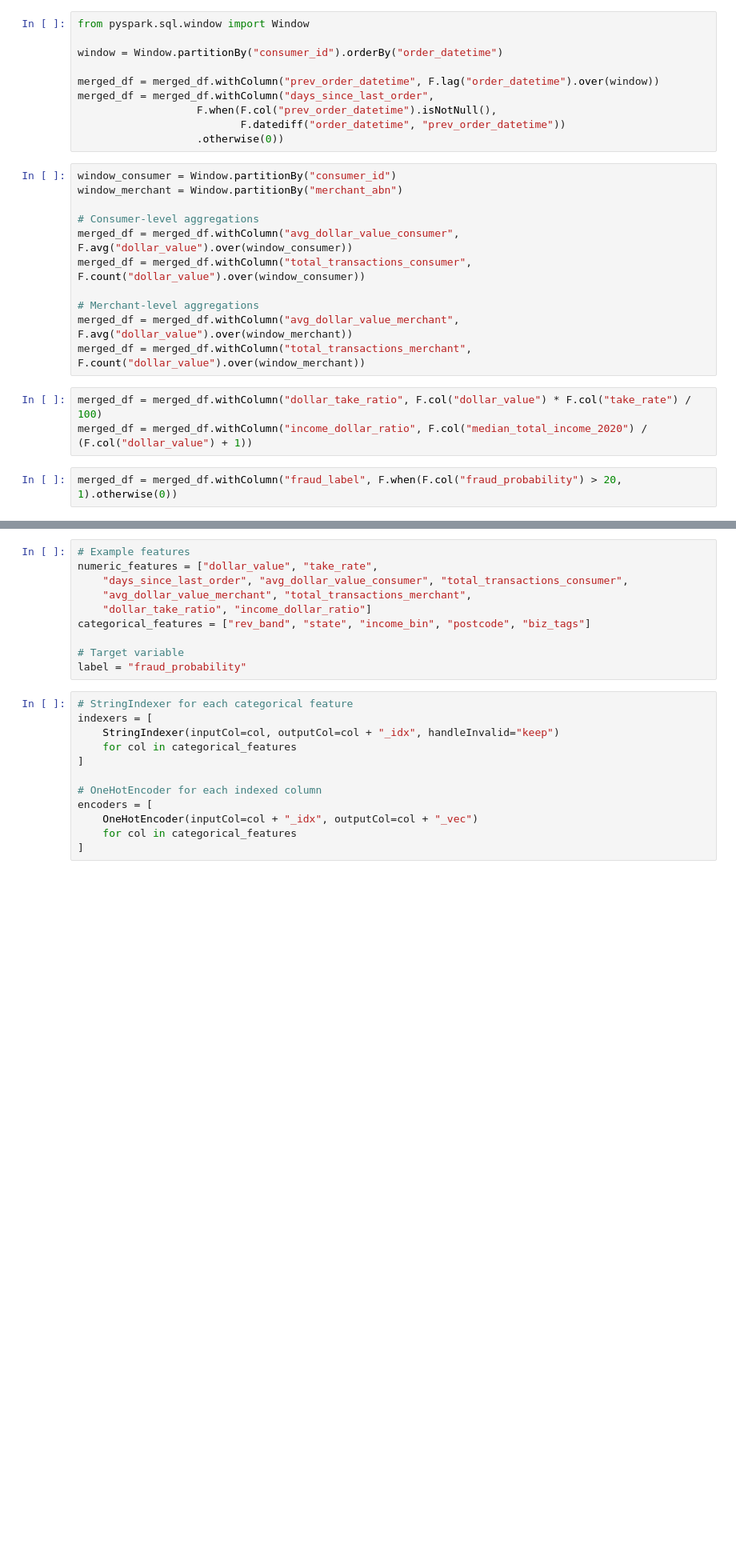
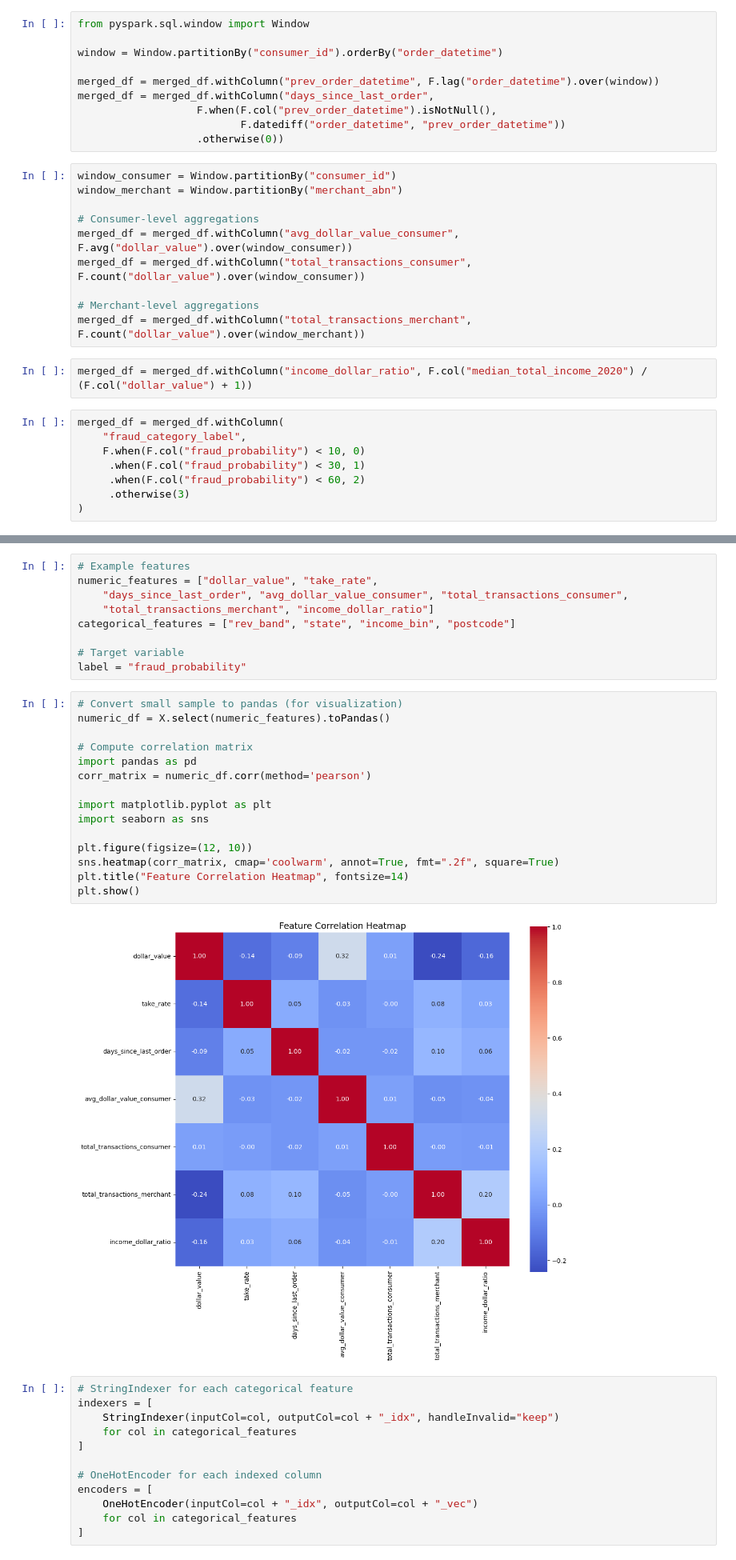
Before and after one commit to MAST30034-AppliedDataScience/project-2-group-buy-now-pay-later-industry-project-44, a Jupyter notebook: scripts/fraud_probability_rfr.ipynb, the cells around one changed output, grey strips where cells are left out. Shown at 80% size. Cells and saved outputs as stored; diff of their text form; blank space fills up the shorter version.

```diff
--- a/scripts/fraud_probability_rfr.ipynb
+++ b/scripts/fraud_probability_rfr.ipynb
@@ -88,13 +75,17 @@ merged_df = merged_df.withColumn("avg_dollar_value_consumer", F.avg("dollar_valu
 merged_df = merged_df.withColumn("total_transactions_consumer", F.count("dollar_value").over(window_consumer))
 
 # Merchant-level aggregations
-merged_df = merged_df.withColumn("avg_dollar_value_merchant", F.avg("dollar_value").over(window_merchant))
 merged_df = merged_df.withColumn("total_transactions_merchant", F.count("dollar_value").over(window_merchant))
 # %%
-merged_df = merged_df.withColumn("dollar_take_ratio", F.col("dollar_value") * F.col("take_rate") / 100)
 merged_df = merged_df.withColumn("income_dollar_ratio", F.col("median_total_income_2020") / (F.col("dollar_value") + 1))
 # %%
-merged_df = merged_df.withColumn("fraud_label", F.when(F.col("fraud_probability") > 20, 1).otherwise(0))
+merged_df = merged_df.withColumn(
+    "fraud_category_label",
+    F.when(F.col("fraud_probability") < 10, 0)
+     .when(F.col("fraud_probability") < 30, 1)
+     .when(F.col("fraud_probability") < 60, 2)
+     .otherwise(3)
+)
 # %%
 
 X = merged_df.filter(F.col("fraud_probability").isNotNull()).filter(F.col("income_bin").isNotNull())
@@ -116,12 +105,28 @@ from pyspark.ml.evaluation import RegressionEvaluator
 # Example features
 numeric_features = ["dollar_value", "take_rate",
     "days_since_last_order", "avg_dollar_value_consumer", "total_transactions_consumer",
-    "avg_dollar_value_merchant", "total_transactions_merchant",
-    "dollar_take_ratio", "income_dollar_ratio"]
-categorical_features = ["rev_band", "state", "income_bin", "postcode", "biz_tags"]
+    "total_transactions_merchant", "income_dollar_ratio"]
+categorical_features = ["rev_band", "state", "income_bin", "postcode"]
 
 # Target variable
 label = "fraud_probability"
+# %%
+# Convert small sample to pandas (for visualization)
+numeric_df = X.select(numeric_features).toPandas()
+
+# Compute correlation matrix
+import pandas as pd
+corr_matrix = numeric_df.corr(method='pearson')
+
+import matplotlib.pyplot as plt
+import seaborn as sns
+
+plt.figure(figsize=(12, 10))
+sns.heatmap(corr_matrix, cmap='coolwarm', annot=True, fmt=".2f", square=True)
+plt.title("Feature Correlation Heatmap", fontsize=14)
+plt.show()
+# %% [output]
+[figure, added]
 # %%
 # StringIndexer for each categorical feature
 indexers = [
```
Also changed, not shown: parts of 11 cells of this notebook.
